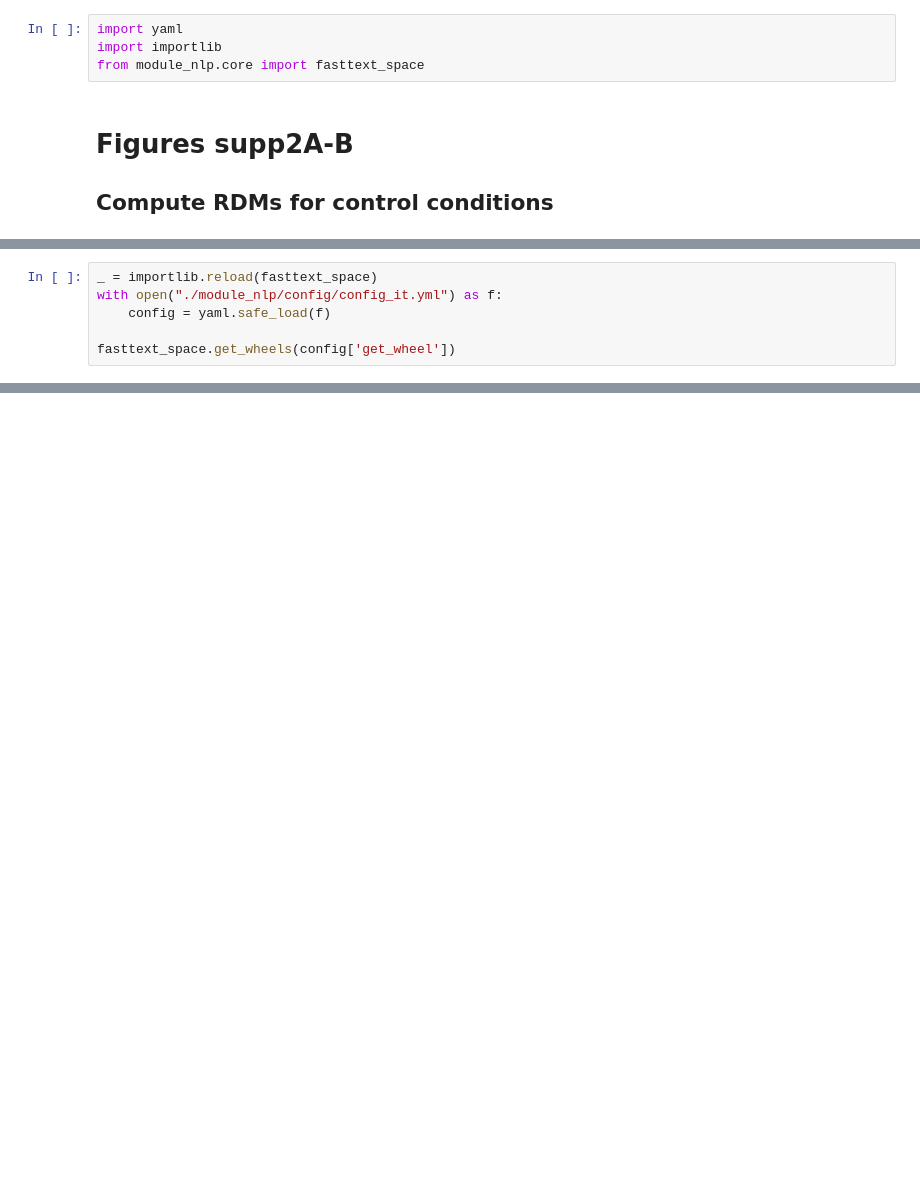
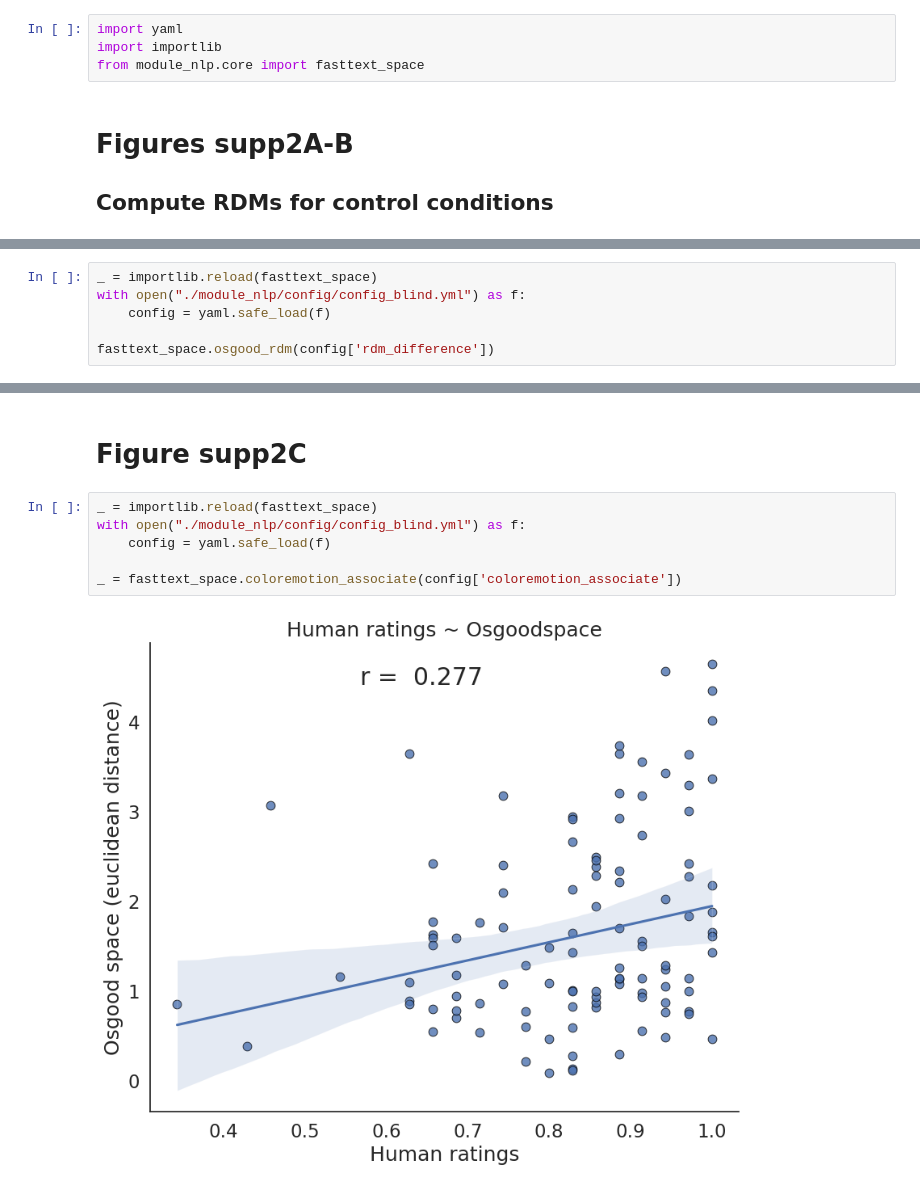
Before and after one commit to BottiniLab/col-emo-association, a Jupyter notebook: code/figure2supp.ipynb, the cells around one changed output, grey strips where cells are left out. Cells and saved outputs as stored; diff of their text form; blank space fills up the shorter version.

Commit message:
run blind correlation analysis

```diff
--- a/code/figure2supp.ipynb
+++ b/code/figure2supp.ipynb
@@ -17,6 +16,6 @@ Error:
 # %%
 _ = importlib.reload(fasttext_space)
-with open("./module_nlp/config/config_it.yml") as f:
+with open("./module_nlp/config/config_blind.yml") as f:
     config = yaml.safe_load(f)
 
-fasttext_space.get_wheels(config['get_wheel'])
+fasttext_space.osgood_rdm(config['rdm_difference'])
@@ -22,0 +30,10 @@ fasttext_space.get_wheels(config['get_wheel'])
+# %% [markdown]
+# Figure supp2C
+# %%
+_ = importlib.reload(fasttext_space)
+with open("./module_nlp/config/config_blind.yml") as f:
+    config = yaml.safe_load(f)
+
+_ = fasttext_space.coloremotion_associate(config['coloremotion_associate'])
+# %% [output]
+[figure, added]
```
Also changed, not shown: parts of 4 cells of this notebook, 18 other files.
